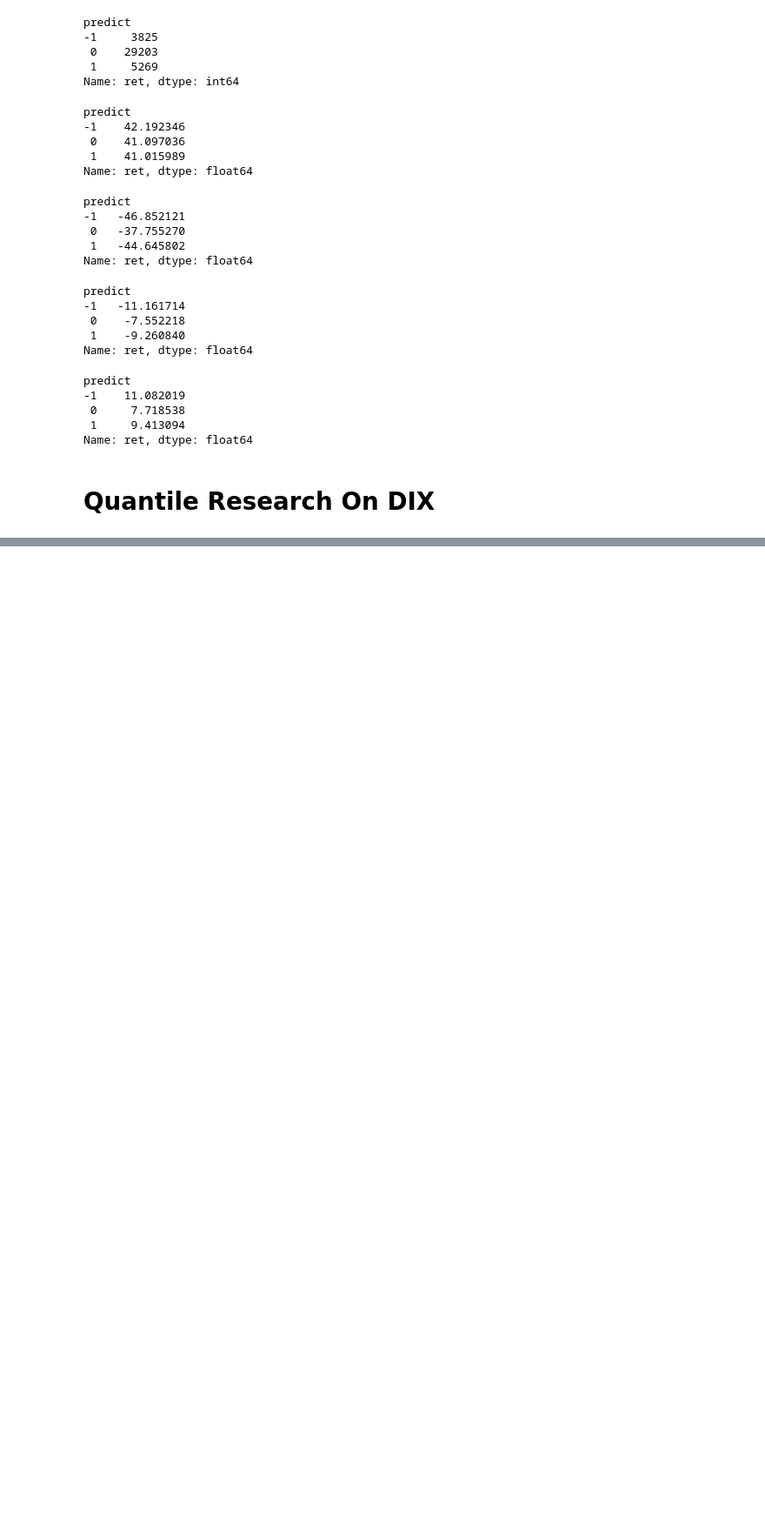
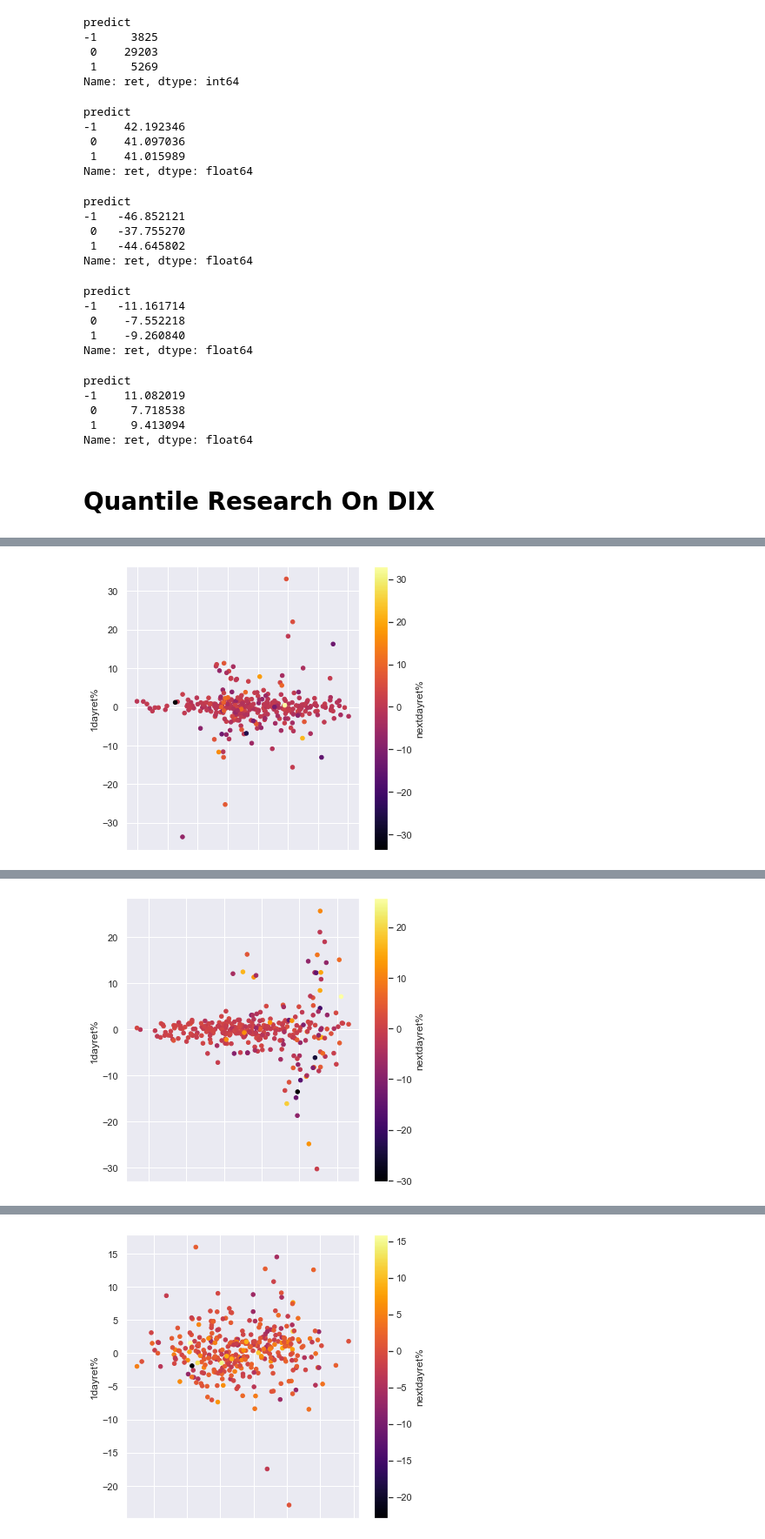
Before and after one commit to thomaschen2019/super-potato, a Jupyter notebook: DIX_research.ipynb, the cells around one changed output, grey strips where cells are left out. Shown at 87% size. Saved outputs shown, nothing was run; the diff lists cells and outputs as text; code cells hidden in the pictures; blank space fills up the shorter version.

```diff
--- a/DIX_research.ipynb
+++ b/DIX_research.ipynb
@@ -14,8 +15,8 @@ def get_all_stock():
         tmp['ticker'] = table
         tmp['1dayret%'] = (tmp['Adj Close'] - tmp['Adj Close'].shift(1))/tmp['Adj Close'].shift(1) * 100
         tmp['nextdayret%'] = (tmp['Adj Close'].shift(-1) - tmp['Adj Close'])/ tmp['Adj Close'] * 100
-        tmp['nextdayrange'] = ()
         tmp['relativeVol'] = tmp['Volume'] / tmp['Volume'].rolling(20).mean()
+        tmp['nextdayret_stdmove'] = tmp['nextdayret%'] / tmp['nextdayret%'].std()
         dfs.append(tmp)
     return pd.concat(dfs)
 stock_df = get_all_stock()
@@ -175,3 +176,76 @@ for ticker in tickers:
 #     aapl['NMS_ShortRatio'].plot(figsize=(20,10), grid=True)
 #     plt.show()
 #     aapl['nextday_ret'].plot(figsize=(20,10), grid=True)
+# %%
+def ret_heatmap(df):
+    %matplotlib inline
+    fig, ax = plt.subplots(figsize=(20,10))
+    sns.heatmap(df, annot=True, cmap='RdYlGn', ax=ax)
+    plt.show()
+all_pred = []
+sns.set(rc={'figure.figsize':(6,6)})
+tickers = ['AAPL', 'SHOP', 'SPY', 'QQQ']
+#tickers = ['AAPL', 'FB', 'NVDA']
+tickers = ['MGM', 'UAL', 'PDD', 'AMZN']
+for ticker in tickers:
+    df = view[view['Symbol'] == ticker]
+    bin_labels = [i for i in range(4)]
+    df['FINRA_bin'] = pd.qcut(df['NMS_ShortRatio'], q=4, labels=bin_labels)
+    df['CBOE_bin'] = pd.qcut(df['CBOE_ShortRatio'], q=4, labels=bin_labels)
+    df['ret_bin'] = pd.qcut(df['1dayret%'], q=4, labels=bin_labels)
+    today = df[df['Date'] == today_date]
+    obs_num = df.shape[0]/16
+    if today.shape[0] == 0:
+        continue
+    df.plot.scatter('NMS_ShortRatio', '1dayret%', c='nextdayret%', colormap='inferno')
+    plt.show()
+    stats = pd.DataFrame()
+    stats['FINRA_bin_ret'] = df.groupby('FINRA_bin')['nextdayret%'].mean()
+    stats['FINRA_bin_ret_std'] = df.groupby('FINRA_bin')['nextdayret%'].std()
+    stats['CBOE_bin_ret'] = df.groupby('CBOE_bin')['nextdayret%'].mean()
+    stats['CBOE_bin_ret_std'] = df.groupby('CBOE_bin')['nextdayret%'].std()
+    print(stats)
+
+
+#     cutoffs = pd.DataFrame()
+#     cutoffs['FINRA'] = df.groupby(['FINRA_bin'])['NMS_ShortRatio'].max()
+#     cutoffs['CBOE'] = df.groupby(['CBOE_bin'])['CBOE_ShortRatio'].max()
+#     cutoffs['RET'] = df.groupby(['ret_bin'])['1dayret%'].max()
+#     print(cutoffs)
+
+    groupdf = df.groupby(['FINRA_bin', 'ret_bin'])
+    twod_grid_ret = pd.DataFrame()
+    twod_grid_std = pd.DataFrame()
+    for i in range(4):
+        twod_grid_ret['FINRA_bin_'+str(i)] = groupdf['nextdayret%'].median().loc[i]
+        twod_grid_std['FINRA_bin_'+str(i)] = groupdf['nextdayret%'].std().loc[i]
+    print(today)
+    est_mean = twod_grid_ret.iloc[today['ret_bin'], today['FINRA_bin']].values[0,0]
+    est_std = twod_grid_std.iloc[today['ret_bin'], today['FINRA_bin']].values[0,0]
+    print(today)
+    pred_dict = {'Ticker':ticker}
+    pred_dict['NMS_VolRatio'] = (today['NMS_ShortVolume'] / today['Volume']).values[0]
+    pred_dict['CBOE_VolRatio'] = (today['CBOE_ShortVolume'] / today['Volume']).values[0]
+    pred_dict['relative_vol'] = today['relativeVol'].values[0]
+    pred_dict['FINRA_EST'] = est_mean
+    pred_dict['FINRA_RANGE_LOW'] = est_mean - 2* est_std/(obs_num ** 0.5)
+    pred_dict['FINRA_RANGE_HIGH'] = est_mean + 2* est_std/(obs_num ** 0.5)
+#     ret_heatmap(twod_grid_ret)
+#     ret_heatmap(twod_grid_std)
+
+
+    groupdf = df.groupby(['CBOE_bin', 'ret_bin'])
+    twod_grid_ret = pd.DataFrame()
+    twod_grid_std = pd.DataFrame()
+    for i in range(4):
+        twod_grid_ret['CBOE_bin_'+str(i)] = groupdf['nextdayret%'].median().loc[i]
+        twod_grid_std['CBOE_bin_'+str(i)] = groupdf['nextdayret%'].std().loc[i]
+    est_mean = twod_grid_ret.iloc[today['ret_bin'], today['CBOE_bin']].values[0,0]
+    est_std = twod_grid_std.iloc[today['ret_bin'], today['CBOE_bin']].values[0,0]
+    pred_dict['CBOE_EST'] = est_mean
+    pred_dict['CBOE_RANGE_LOW'] = est_mean - 2* est_std/(obs_num ** 0.5)
+    pred_dict['CBOE_RANGE_HIGH'] = est_mean + 2* est_std/(obs_num ** 0.5)
+    all_pred.append(pred_dict)
+    #ret_heatmap(twod_grid_ret)
+    #ret_heatmap(twod_grid_std)
+# %% [output]
@@ -177,0 +267 @@ for ticker in tickers:
+[figure, added]
@@ -177,0 +300 @@ for ticker in tickers:
+[figure, added]
@@ -177,0 +333 @@ for ticker in tickers:
+[figure, added]
```
Also changed, not shown: parts of 6 cells of this notebook, 1 other file.
